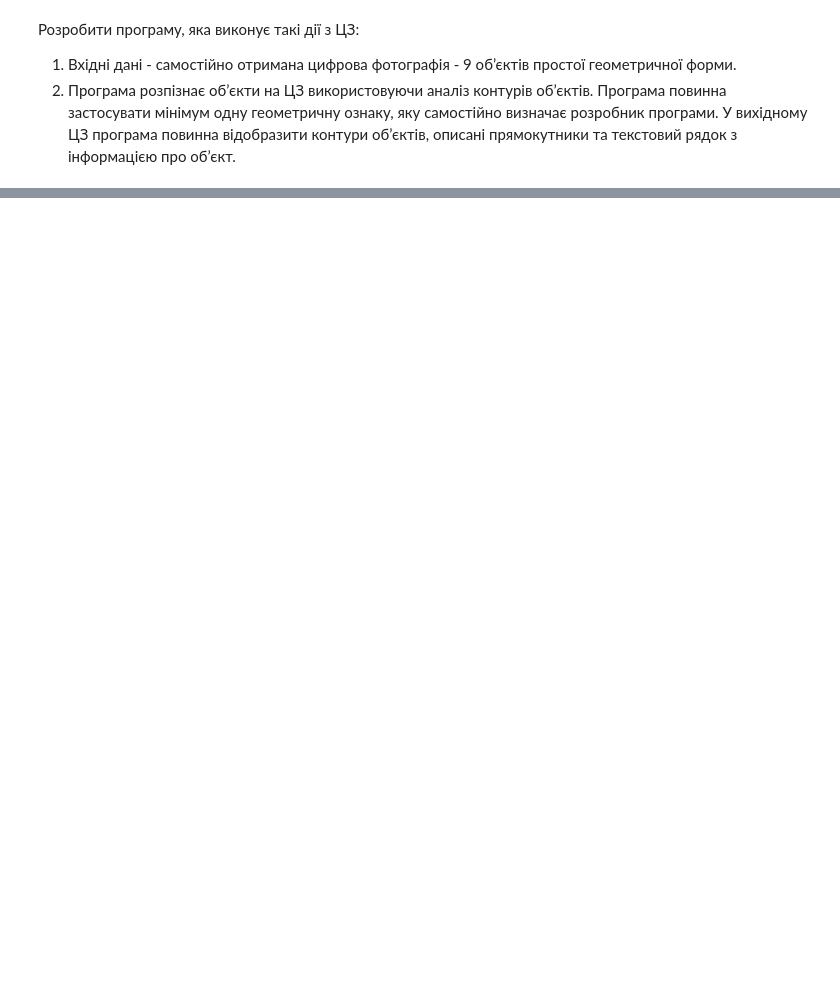
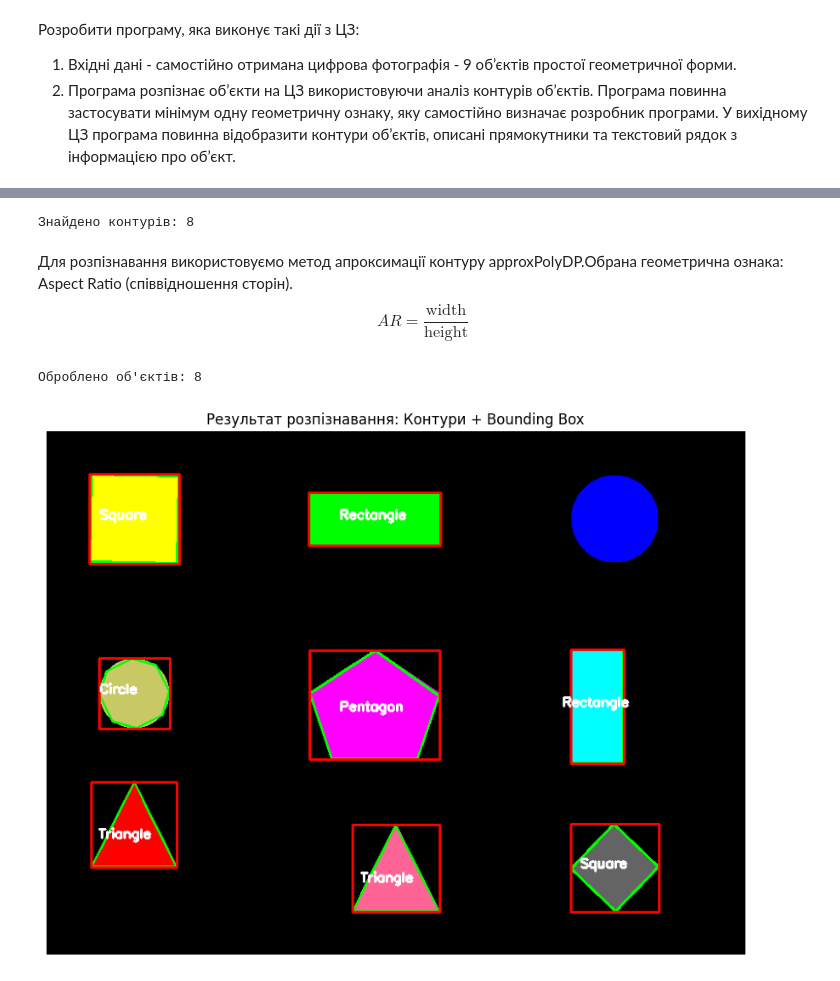
Before and after one commit to Bogd-an/2025_cv, a Jupyter notebook: pw/pw3.ipynb, the cells around one changed output, grey strips where cells are left out. Saved outputs shown, nothing was run; the diff lists cells and outputs as text; code cells hidden in the pictures; blank space fills up the shorter version.

```diff
--- a/pw/pw3.ipynb
+++ b/pw/pw3.ipynb
@@ -27,0 +93,24 @@
+# %%
+# 2. Попередня обробка (Code Cell)
+# 1. Перетворення в Grayscale
+gray = cv2.cvtColor(original_img, cv2.COLOR_BGR2GRAY)
+
+# 2. Розмиття для видалення високочастотного шуму
+blurred = cv2.GaussianBlur(gray, (5, 5), 0)
+
+# 3. Порогова обробка (Thresholding)
+# Використовуємо простий поріг, бо об'єкти яскраві на чорному
+_, thresh = cv2.threshold(blurred, 60, 255, cv2.THRESH_BINARY)
+
+# 4. Пошук контурів
+# RETR_EXTERNAL - беремо тільки зовнішні контури
+cnts, _ = cv2.findContours(
+    thresh.copy(), cv2.RETR_EXTERNAL, cv2.CHAIN_APPROX_SIMPLE
+)
+
+print(f"Знайдено контурів: {len(cnts)}")
+# %% [output]
+Знайдено контурів: 8
+# %% [markdown]
+Для розпізнавання використовуємо метод апроксимації контуру approxPolyDP.Обрана геометрична ознака: Aspect Ratio (співвідношення сторін).
+$$AR = \frac{\text{width}}{\text{height}}$$
@@ -27,0 +156,49 @@
+# %%
+# 4. Візуалізація результатів (Code Cell)
+output_img = original_img.copy()
+
+total_objects = 0
+
+for c in cnts:
+    # Фільтрація шумів за площею
+    if cv2.contourArea(c) < 100:
+        continue
+
+    total_objects += 1
+
+    # Ідентифікація
+    shape_name, approx_contour = identify_shape(c)
+
+    # Обчислення моменту для знаходження центру (для тексту)
+    M = cv2.moments(c)
+    if M["m00"] != 0:
+        cX = int(M["m10"] / M["m00"])
+        cY = int(M["m01"] / M["m00"])
+    else:
+        cX, cY = 0, 0
+
+    # 1. Малюємо апроксимований контур об'єкта
+    cv2.drawContours(output_img, [approx_contour], -1, (0, 255, 0), 2)
+
+    # 2. Малюємо описаний прямокутник (Bounding Rect)
+    x, y, w, h = cv2.boundingRect(c)
+    cv2.rectangle(output_img, (x, y), (x + w, y + h), (0, 0, 255), 2)
+
+    # 3. Виводимо текст
+    # Зсуваємо текст трохи вище центру
+    cv2.putText(
+        output_img, shape_name, (cX - 40, cY),
+        cv2.FONT_HERSHEY_SIMPLEX, 0.5, (255, 255, 255), 2
+    )
+
+print(f"Оброблено об'єктів: {total_objects}")
+
+# Відображення
+plt.figure(figsize=(12, 8))
+plt.imshow(cv2.cvtColor(output_img, cv2.COLOR_BGR2RGB))
+plt.title("Результат розпізнавання: Контури + Bounding Box")
+plt.axis('off')
+plt.show()
+# %% [output]
+Оброблено об'єктів: 8
+[figure, added]
```
Also changed, not shown: parts of 4 cells of this notebook, 1 other file.
